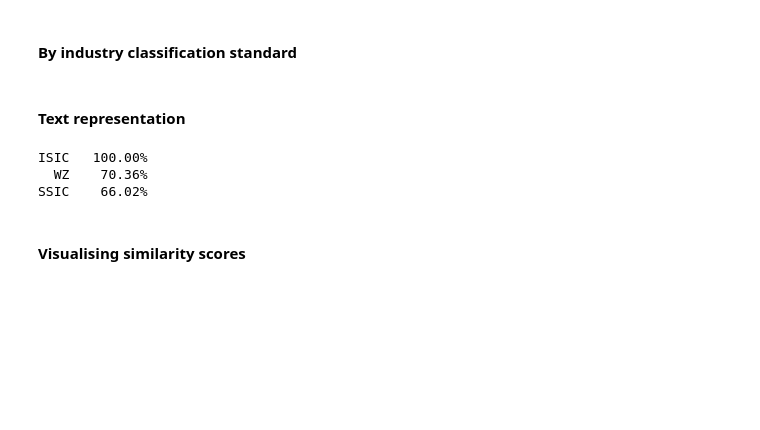
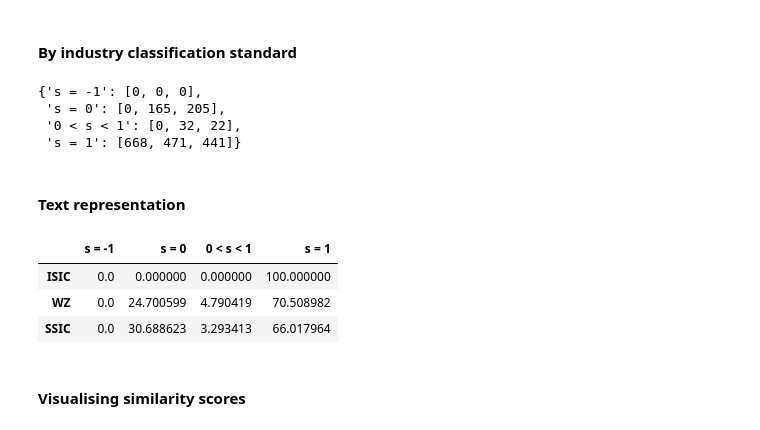
Before and after one commit to vegetablestabber/internship-one, a Jupyter notebook: notebooks/validate_maestri.ipynb, the cells around one changed output. Saved outputs shown, nothing was run; the diff lists cells and outputs as text; code cells hidden in the pictures; blank space fills up the shorter version.

```diff
--- a/notebooks/validate_maestri.ipynb
+++ b/notebooks/validate_maestri.ipynb
@@ -110,10 +105,11 @@ df[cols]
 ### 3. Model performance statistics
 # %%
 # Score ategories
-score_categories = ["s = 0", "0 < s < 1", "s = 1"]
+score_categories = ["s = -1", "s = 0", "0 < s < 1", "s = 1"]
 
 # Determine counts for a given series
 get_counts = lambda f: lambda x: {
+    "s = -1": [len(arr[(arr == -1)]) for arr in f(x)],
     "s = 0": [len(arr[(arr == 0)]) for arr in f(x)],
     "0 < s < 1": [len(arr[(arr > 0) & (arr < 1)]) for arr in f(x)],
     "s = 1": [len(arr[arr == 1]) for arr in f(x)]
@@ -121,6 +117,7 @@ get_counts = lambda f: lambda x: {
 
 # Determine percents for a given series
 get_percents = lambda f: lambda x: {
+    "s = -1": [len(arr[arr == -1]) / len(arr) for arr in f(x)],
     "s = 0": [len(arr[arr == 0]) / len(arr) for arr in f(x)],
     "0 < s < 1": [len(arr[(arr > 0) & (arr < 1)]) / len(arr) for arr in f(x)],
     "s = 1": [len(arr[arr == 1]) / len(arr) for arr in f(x)]
@@ -150,17 +147,24 @@ score_counts_dict = get_counts(scores)(NON_NACE_STDS)
 
 # Score percentage breakdown
 score_percents_dict = get_percents(scores)(NON_NACE_STDS)
+# %%
+score_counts_dict
+# %% [output]
+{'s = -1': [0, 0, 0],
+ 's = 0': [0, 165, 205],
+ '0 < s < 1': [0, 32, 22],
+ 's = 1': [668, 471, 441]}
 # %% [markdown]
 #### Text representation
-# %%
-# Print statistics by ICS
-score_stats = {std: score_counts_dict["s = 1"][i] / sum([score_counts_dict[cat][i] for cat in score_categories]) for i, std in enumerate(NON_NACE_STDS)}
-
-for std in NON_NACE_STDS:
-    print("{0:>4}   {1:>6.2f}%".format(std.value, score_stats[std] * 100))
-# %% [output]
-ISIC   100.00%
-  WZ    70.36%
-SSIC    66.02%
+# %%
+similarity_matrix = pd.DataFrame.from_dict(score_percents_dict, orient="index", columns=[std.value for std in NON_NACE_STDS])
+similarity_matrix = similarity_matrix.T
+# %%
+similarity_matrix * 100
+# %% [output]
+|  | s = -1 | s = 0 | 0 < s < 1 | s = 1 |
+| ISIC | 0.0 | 0.000000 | 0.000000 | 100.000000 |
+| WZ | 0.0 | 24.700599 | 4.790419 | 70.508982 |
+| SSIC | 0.0 | 30.688623 | 3.293413 | 66.017964 |
 # %% [markdown]
 #### Visualising similarity scores
```
Also changed, not shown: parts of 13 cells of this notebook, 6 other files.
